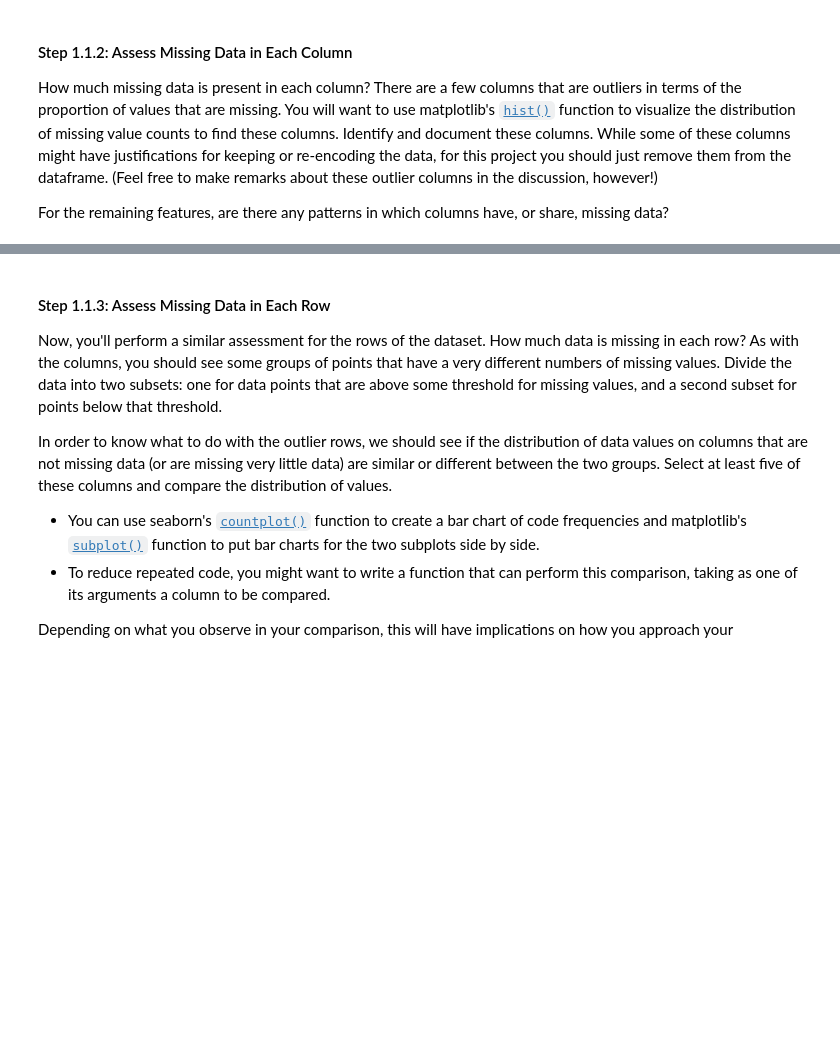
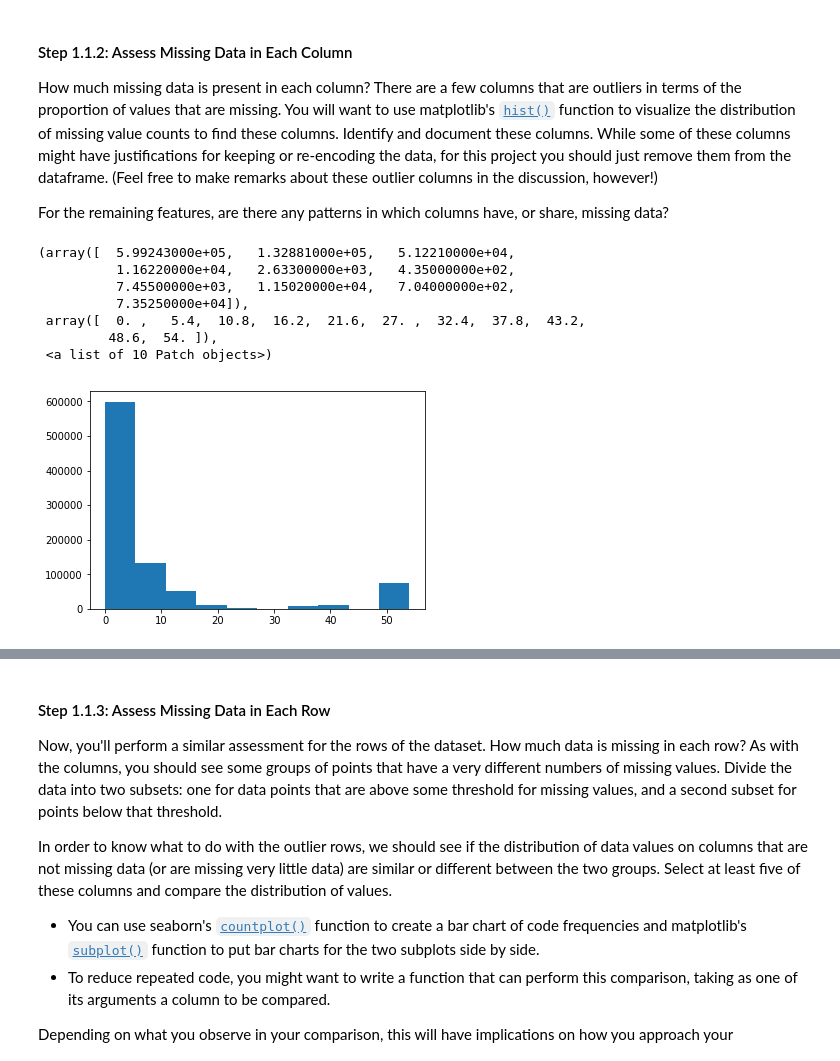
Before and after one commit to cemtekesin/Identify_Customer_Segments, a Jupyter notebook: Identify_Customer_Segments.ipynb, the cells around one changed output, grey strips where cells are left out. Drawn from its saved outputs; the diff is of its cells as text; code cells hidden in the pictures; blank space fills up the shorter version.

Commit message:
Add files via upload
Data cleaning function finalized

```diff
--- a/Identify_Customer_Segments.ipynb
+++ b/Identify_Customer_Segments.ipynb
@@ -208,3 +205,5 @@ azdias_clean.to_csv('azdias_cleaned.csv')
+# %%
+azdias_clean = pd.read_csv('azdias_cleaned.csv')
 # %% [markdown]
 #### Step 1.1.2: Assess Missing Data in Each Column
 
@@ -214,4 +213,13 @@ For the remaining features, are there any patterns in which columns have, or sha
 # %%
 # Perform an assessment of how much missing data there is in each column of the
 # dataset.
-plt.hist()
+plt.hist(azdias_clean.isna().sum(axis=1))
+# %% [output]
+(array([  5.99243000e+05,   1.32881000e+05,   5.12210000e+04,
+          1.16220000e+04,   2.63300000e+03,   4.35000000e+02,
+          7.45500000e+03,   1.15020000e+04,   7.04000000e+02,
+          7.35250000e+04]),
+ array([  0. ,   5.4,  10.8,  16.2,  21.6,  27. ,  32.4,  37.8,  43.2,
+         48.6,  54. ]),
+ <a list of 10 Patch objects>)
+[figure, added]
```
Also changed, not shown: parts of 62 cells of this notebook.
